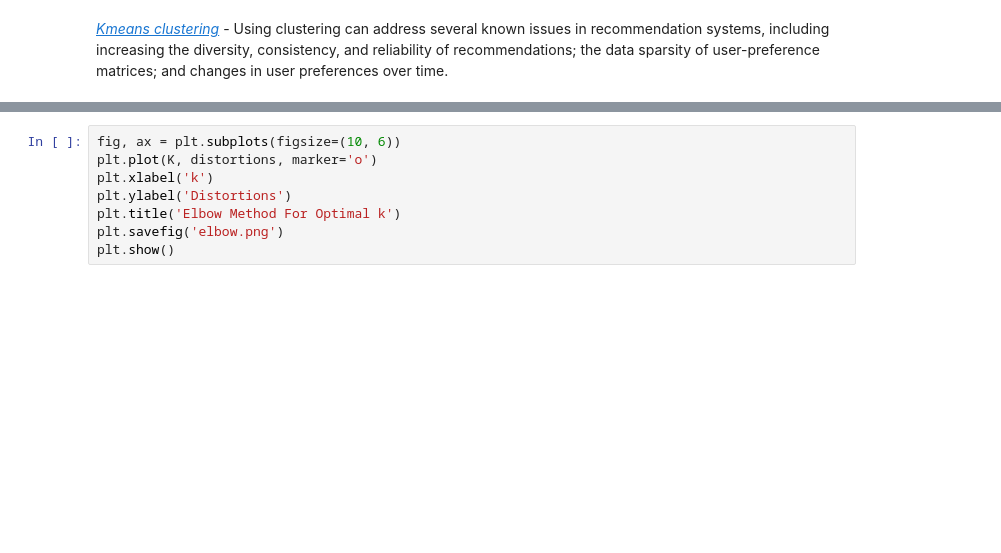
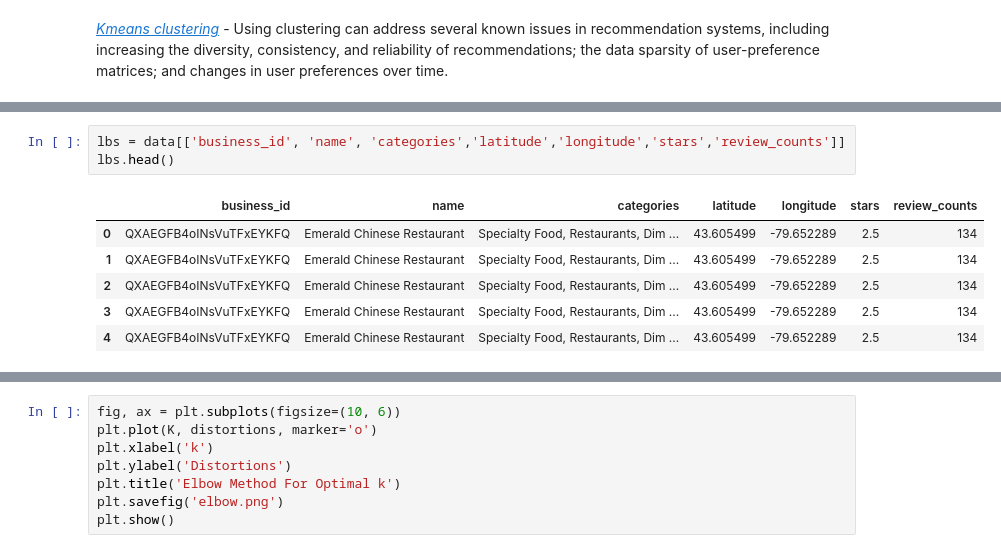
Before and after one commit to debragoei/Restaurant-Recommender, a Jupyter notebook: code/03 - Recommender System.ipynb, the cells around one changed output, grey strips where cells are left out. Saved outputs shown, nothing was run; the diff lists cells and outputs as text; blank space fills up the shorter version.

```diff
--- a/code/03 - Recommender System.ipynb
+++ b/code/03 - Recommender System.ipynb
@@ -230,3 +277,13 @@ data.head(2)
 |  | business_id | name | city | state | latitude | longitude | stars | attributes | categories | user_id | ... |
 | 0 | QXAEGFB4oINsVuTFxEYKFQ | Emerald Chinese Restaurant | Mississauga | ON | 43.605499 | -79.652289 | 2.5 | {'RestaurantsReservations': 'True... | Specialty Food, Restaurants, Dim ... | 2K62MJ4CJ19L8Tp5pRfjfQ | ... |
 | 1 | QXAEGFB4oINsVuTFxEYKFQ | Emerald Chinese Restaurant | Mississauga | ON | 43.605499 | -79.652289 | 2.5 | {'RestaurantsReservations': 'True... | Specialty Food, Restaurants, Dim ... | SuOLY03LW5ZcnynKhbTydA | ... |
+# %%
+lbs = data[['business_id', 'name', 'categories','latitude','longitude','stars','review_counts']]
+lbs.head()
+# %% [output]
+|  | business_id | name | categories | latitude | longitude | stars | review_counts |
+| 0 | QXAEGFB4oINsVuTFxEYKFQ | Emerald Chinese Restaurant | Specialty Food, Restaurants, Dim ... | 43.605499 | -79.652289 | 2.5 | 134 |
+| 1 | QXAEGFB4oINsVuTFxEYKFQ | Emerald Chinese Restaurant | Specialty Food, Restaurants, Dim ... | 43.605499 | -79.652289 | 2.5 | 134 |
+| 2 | QXAEGFB4oINsVuTFxEYKFQ | Emerald Chinese Restaurant | Specialty Food, Restaurants, Dim ... | 43.605499 | -79.652289 | 2.5 | 134 |
+| 3 | QXAEGFB4oINsVuTFxEYKFQ | Emerald Chinese Restaurant | Specialty Food, Restaurants, Dim ... | 43.605499 | -79.652289 | 2.5 | 134 |
+| 4 | QXAEGFB4oINsVuTFxEYKFQ | Emerald Chinese Restaurant | Specialty Food, Restaurants, Dim ... | 43.605499 | -79.652289 | 2.5 | 134 |
```
Also changed, not shown: parts of 17 cells of this notebook, 6 other files.
